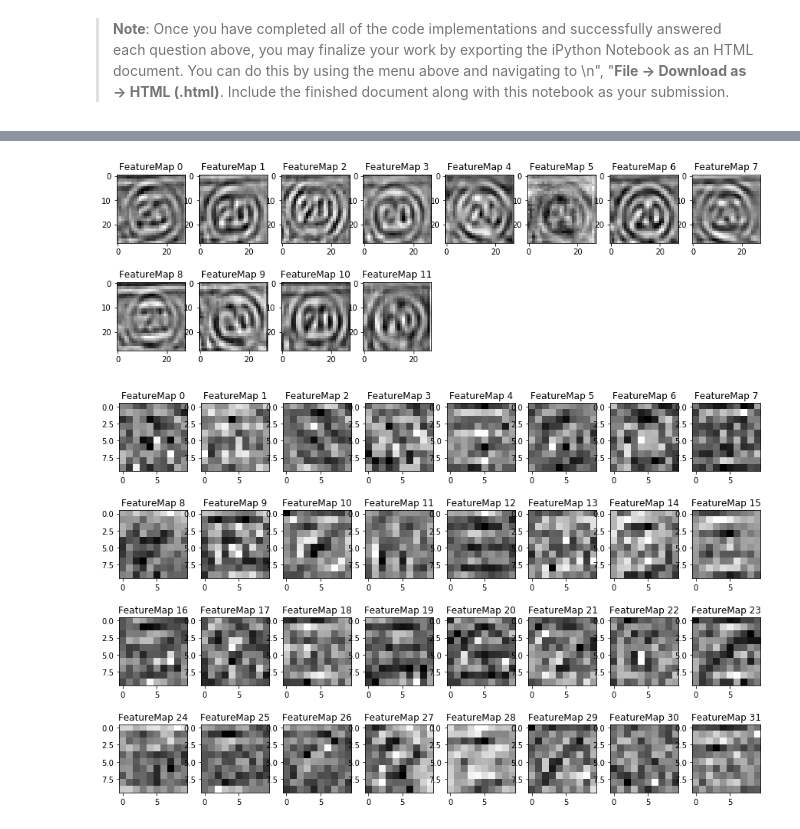
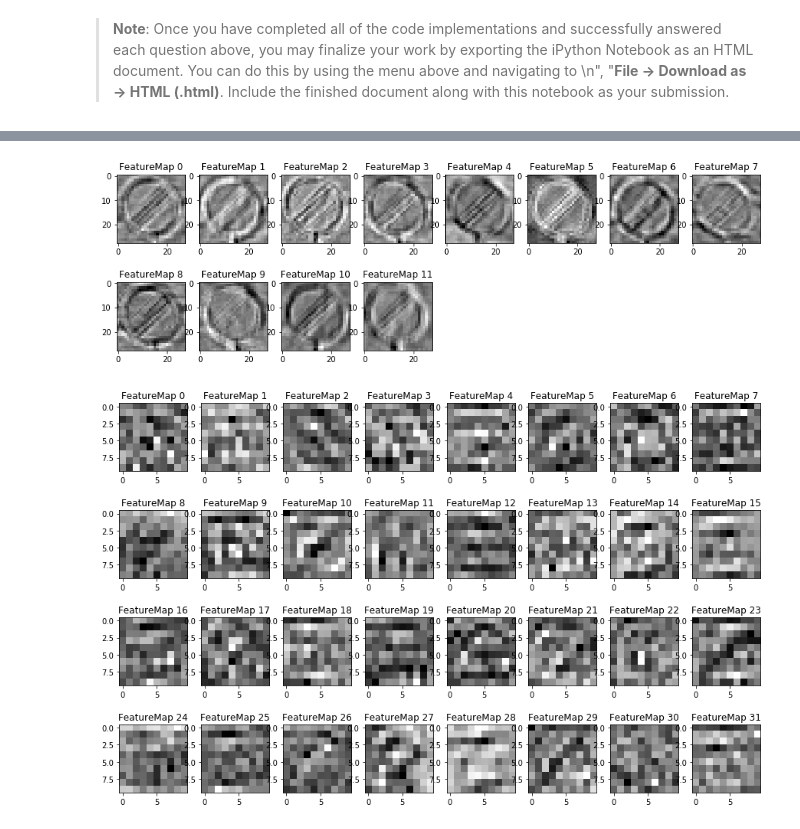
Before and after one commit to hecspc/CarND-Traffic-Sign-Classifier-Project, a Jupyter notebook: Traffic_Sign_Classifier.ipynb, the cells around one changed output, grey strips where cells are left out. Drawn from its saved outputs; the diff is of its cells as text; code cells hidden in the pictures.

```diff
--- a/Traffic_Sign_Classifier.ipynb
+++ b/Traffic_Sign_Classifier.ipynb
@@ -452,7 +441,7 @@ fails = []
 with tf.Session() as sess:
     saver.restore(sess, tf.train.latest_checkpoint('.'))
     prediction = sess.run(correct_prediction, feed_dict={x: X_test_real_pre, y: y_test_real})
-    predicted = sess.run(tf.argmax(logits, 1), feed_dict={x: X_test_real_pre})
+    predicted = sess.run(tf.argmax(tf.nn.softmax(logits), 1), feed_dict={x: X_test_real_pre})
     prediction_txt = "succ:"
     predicted_txt = "test:"
     real_txt = "real:"
@@ -550,6 +539,6 @@ Looking just at the first row we get `[ 0.34763842,  0.24879643,  0.12789202]`,
 softmax = tf.nn.softmax(logits)
 with tf.Session() as sess:
     saver.restore(sess, tf.train.latest_checkpoint('.'))
-    top_k = sess.run(tf.nn.top_k(softmax, 3, sorted=True), feed_dict={x: X_test_real_pre})
+    top_k = sess.run(tf.nn.top_k(softmax, 3, sorted=False), feed_dict={x: X_test_real_pre})
     print (top_k)
 # %% [output]
@@ -626,16 +615,16 @@ def outputFeatureMap(image_input, tf_activation, activation_min=-1, activation_m
         else:
             plt.imshow(activation[0,:,:, featuremap], interpolation="nearest", cmap="gray")
 # %%
-image_input = preprocess(np.array([X_test_real[0]]))
+image_input = preprocess(np.array([X_test_real[11]]))
 
 with tf.Session() as sess:
     saver.restore(sess, tf.train.latest_checkpoint('.'))
     conv_layer_1_visual = sess.graph.get_tensor_by_name('conv1:0')
     outputFeatureMap(image_input,conv_layer_1_visual)
 #     conv_layer_2_visual = sess.graph.get_tensor_by_name('conv2:0')
 #     outputFeatureMap(image_input,conv_layer_2_visual)
 # %% [output]
-[figure, old version]
+[figure, new version]
 # %%
 with tf.Session() as sess:
     saver.restore(sess, tf.train.latest_checkpoint('.'))
```
Also changed, not shown: parts of 6 cells of this notebook, 8 other files.
